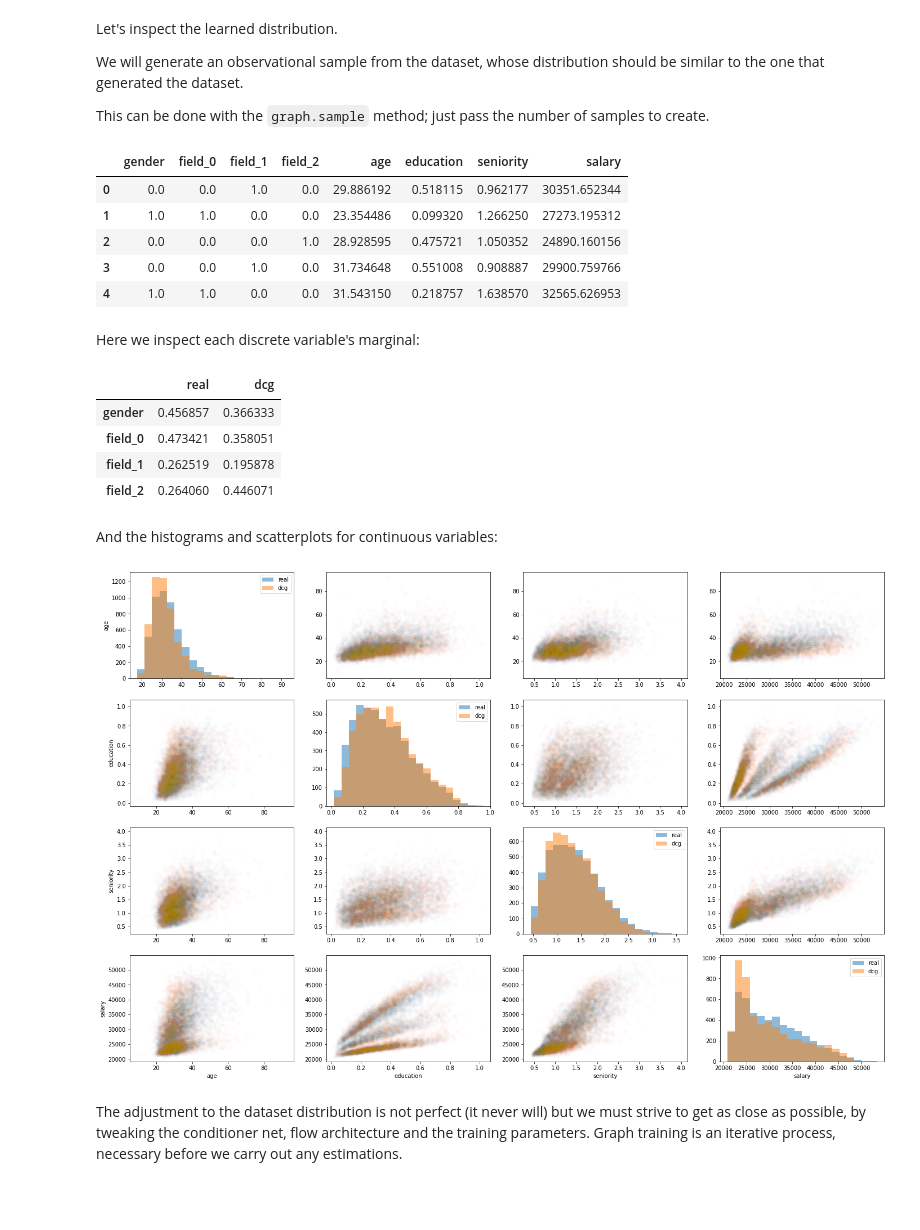
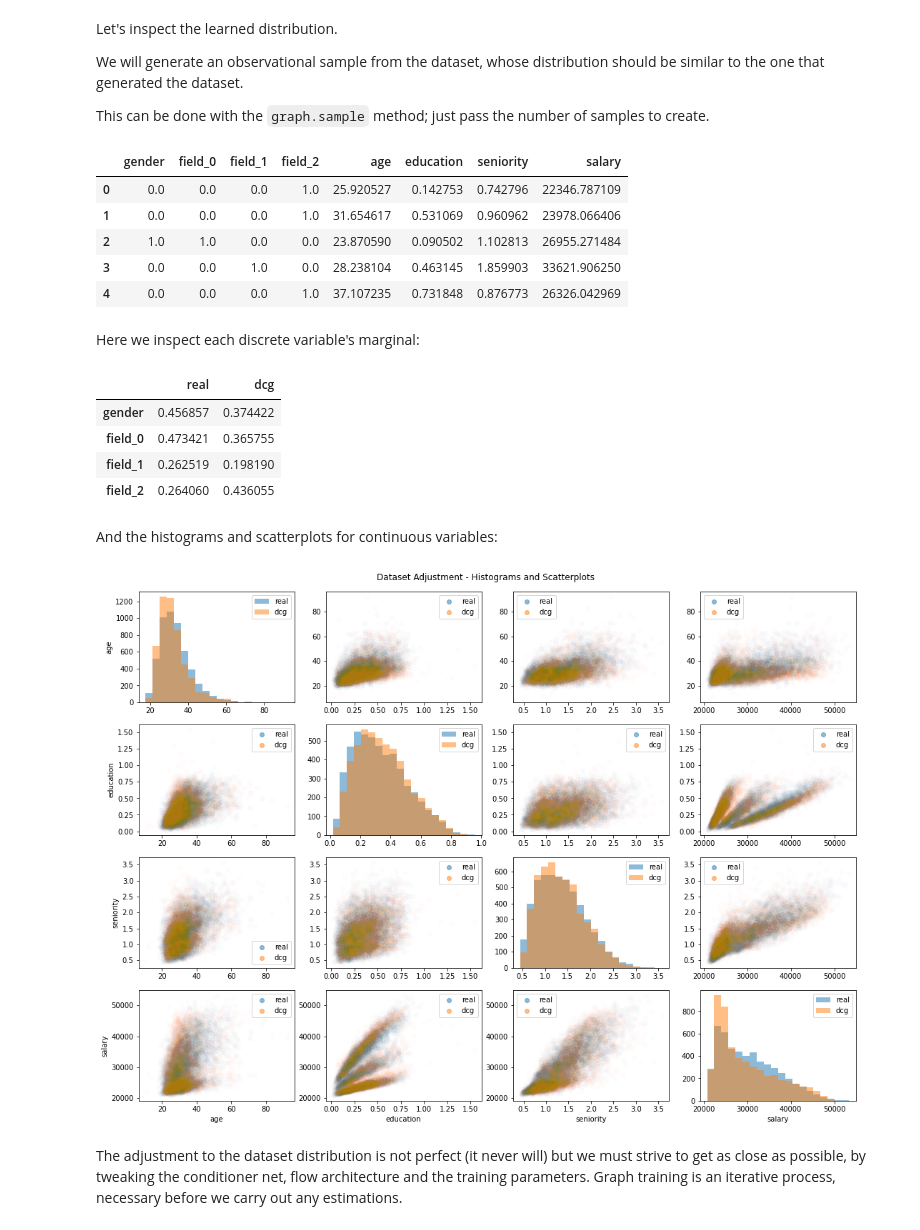
Before and after one commit to aparafita/dcg_supp, a Jupyter notebook: tutorial/Tutorial.ipynb, the cells around one changed output. Drawn from its saved outputs; the diff is of its cells as text; code cells hidden in the pictures; blank space fills up the shorter version.

Commit message:
Update figures

```diff
--- a/tutorial/Tutorial.ipynb
+++ b/tutorial/Tutorial.ipynb
@@ -286,7 +286,7 @@
 # %%
 # We add this toggle here to avoid training the graph if it's already been trained.
 # Set TRAIN to False if you have already trained it, so as to load it instead.
-TRAIN = True
+TRAIN = False
 # %%
 path = os.path.join('models', 'graph.pt')
 
@@ -331,50 +328,62 @@ with torch.no_grad():
 sample.head()
 # %% [output]
 |  | gender | field_0 | field_1 | field_2 | age | education | seniority | salary |
-| 0 | 0.0 | 0.0 | 1.0 | 0.0 | 29.886192 | 0.518115 | 0.962177 | 30351.652344 |
-| 1 | 1.0 | 1.0 | 0.0 | 0.0 | 23.354486 | 0.099320 | 1.266250 | 27273.195312 |
-| 2 | 0.0 | 0.0 | 0.0 | 1.0 | 28.928595 | 0.475721 | 1.050352 | 24890.160156 |
-| 3 | 0.0 | 0.0 | 1.0 | 0.0 | 31.734648 | 0.551008 | 0.908887 | 29900.759766 |
-| 4 | 1.0 | 1.0 | 0.0 | 0.0 | 31.543150 | 0.218757 | 1.638570 | 32565.626953 |
+| 0 | 0.0 | 0.0 | 0.0 | 1.0 | 25.920527 | 0.142753 | 0.742796 | 22346.787109 |
+| 1 | 0.0 | 0.0 | 0.0 | 1.0 | 31.654617 | 0.531069 | 0.960962 | 23978.066406 |
+| 2 | 1.0 | 1.0 | 0.0 | 0.0 | 23.870590 | 0.090502 | 1.102813 | 26955.271484 |
+| 3 | 0.0 | 0.0 | 1.0 | 0.0 | 28.238104 | 0.463145 | 1.859903 | 33621.906250 |
+| 4 | 0.0 | 0.0 | 0.0 | 1.0 | 37.107235 | 0.731848 | 0.876773 | 26326.042969 |
 # %% [markdown]
 Here we inspect each discrete variable's marginal:
 # %%
 pd.DataFrame(dict(real=df_train.loc[:, :'field_2'].mean(0), dcg=sample.loc[:, :'field_2'].mean(0)))
 # %% [output]
 |  | real | dcg |
-| gender | 0.456857 | 0.366333 |
-| field_0 | 0.473421 | 0.358051 |
-| field_1 | 0.262519 | 0.195878 |
-| field_2 | 0.264060 | 0.446071 |
+| gender | 0.456857 | 0.374422 |
+| field_0 | 0.473421 | 0.365755 |
+| field_1 | 0.262519 | 0.198190 |
+| field_2 | 0.264060 | 0.436055 |
 # %% [markdown]
 And the histograms and scatterplots for continuous variables:
 # %%
 df_real, df_sample = (df.loc[:, 'age':] for df in (df_train, sample))
 
-_, axes_mat = plt.subplots(4, 4, figsize=(6 * 4, 4 * 4))
+fig, axes_mat = plt.subplots(4, 4, figsize=(4.5 * 4, 3 * 4))
 for i, axes in enumerate(axes_mat):
     for j, ax in enumerate(axes):
         coli_real = df_real.iloc[:, i]
         coli_sample = df_sample.iloc[:, i]
 
         if i == j:
             _, bins, _ = ax.hist(coli_real, bins=20, alpha=.5, label='real')
             ax.hist(coli_sample, bins=bins, alpha=.5, label='dcg')
             ax.legend()
         else:
             colj_real = df_real.iloc[:, j]
             colj_sample = df_sample.iloc[:, j]
 
-            ax.scatter(colj_real, coli_real, alpha=.01, label='real')
-            ax.scatter(colj_sample, coli_sample, alpha=.01, label='dcg')
+            ax.scatter(colj_real, coli_real, alpha=.01)
+            ax.scatter(colj_sample, coli_sample, alpha=.01)
+
+            # Plot legend
+            # Since alpha was low, we need to plot some points out of bounds
+            xlim, ylim = ax.get_xlim(), ax.get_ylim()
+            ax.scatter(xlim[0]-1000, ylim[0]-1000, c='C0', alpha=.5, label='real')
+            ax.scatter(xlim[0]-1000, ylim[0]-1000, c='C1', alpha=.5, label='dcg')
+            ax.set_xlim(xlim); ax.set_ylim(ylim)
+            ax.legend()
 
 for ax, col in zip(axes_mat[-1], df_real.columns):
     ax.set_xlabel(col)
 
 for ax, col in zip(axes_mat[:, 0], df_real.columns):
     ax.set_ylabel(col)
+
+fig.subplots_adjust(top=0.95)
+plt.suptitle('Dataset Adjustment - Histograms and Scatterplots')
+plt.savefig('plots/adjustment.pdf');
 # %% [output]
-[figure, old version]
+[figure, new version]
 # %% [markdown]
 The adjustment to the dataset distribution is not perfect (it never will) but we must strive to get as close as possible, by tweaking the conditioner net, flow architecture and the training parameters. Graph training is an iterative process, necessary before we carry out any estimations.
 # %% [markdown]
```
Also changed, not shown: parts of 13 cells of this notebook.
